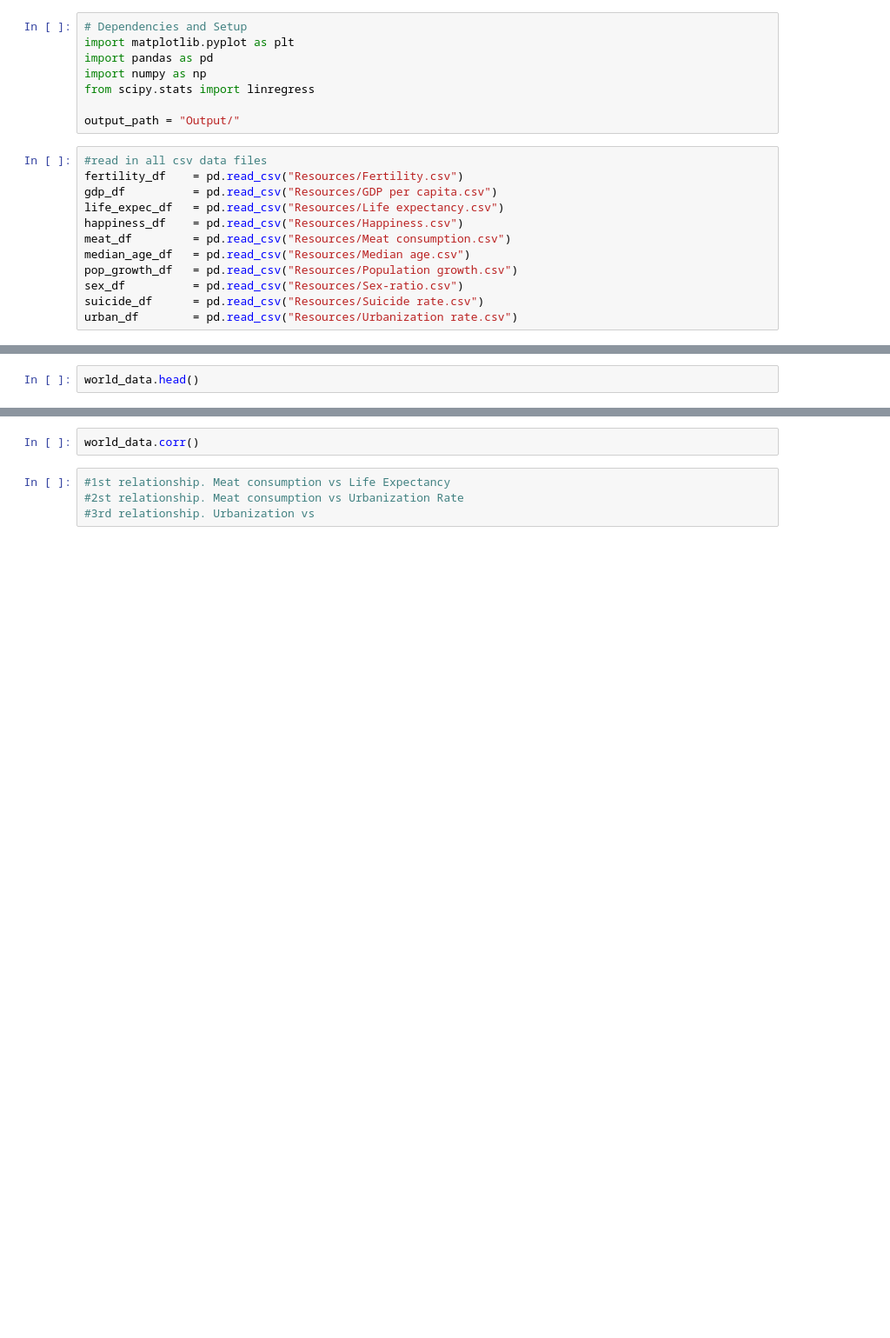
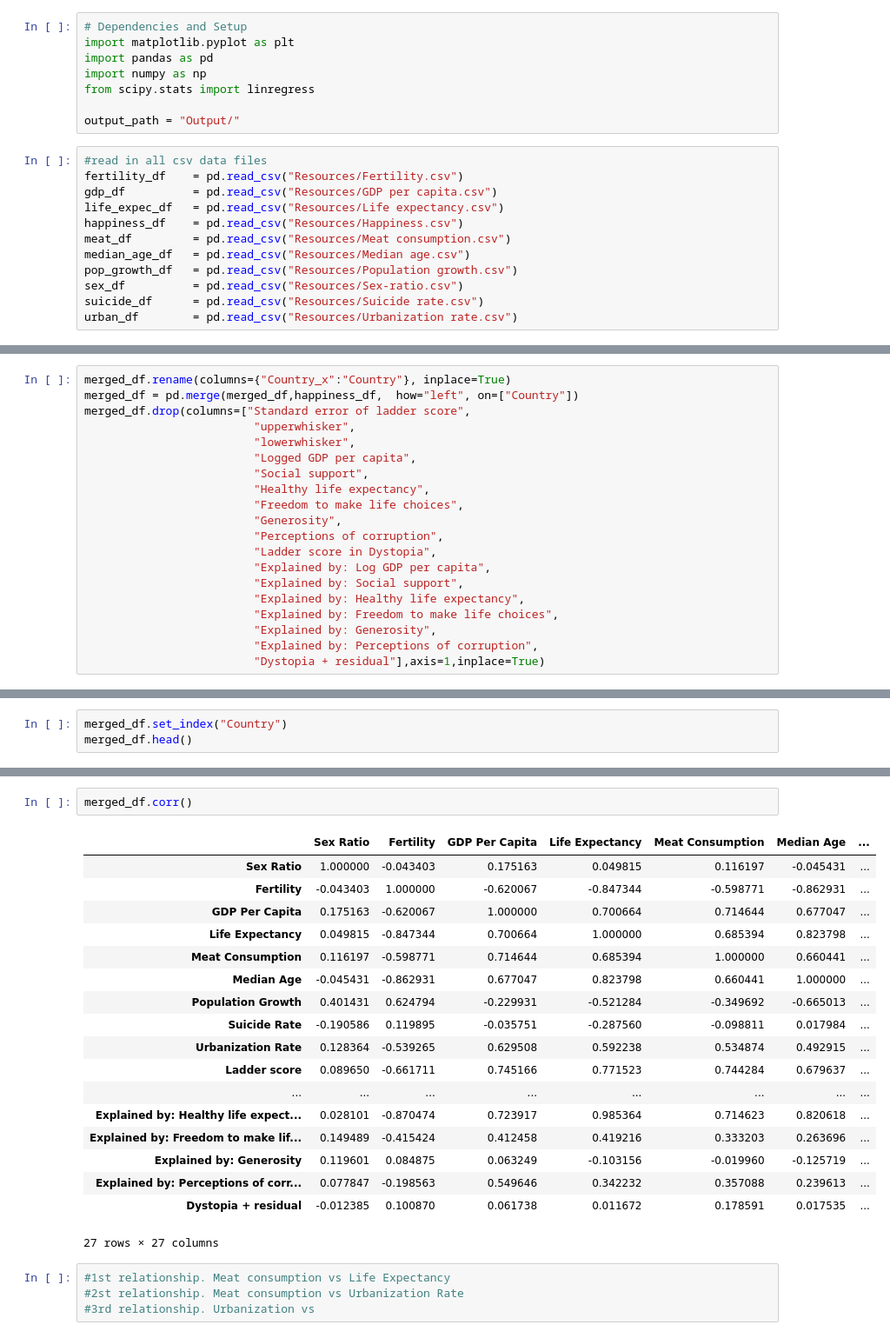
Before and after one commit to ermcgrew/bootcamp_project_one, a Jupyter notebook: data_analysis.ipynb, the cells around one changed output, grey strips where cells are left out. Shown: that part at 87% size. Saved outputs shown, nothing was run; the diff lists cells and outputs as text; blank space fills up the shorter version.

Commit message:
Dropped misc columns from merged file after happiness merge

```diff
--- a/data_analysis.ipynb
+++ b/data_analysis.ipynb
@@ -155,0 +140,20 @@ merged_df.to_csv(path,
+# %%
+merged_df.rename(columns={"Country_x":"Country"}, inplace=True)
+merged_df = pd.merge(merged_df,happiness_df,  how="left", on=["Country"])
+merged_df.drop(columns=["Standard error of ladder score",
+                         "upperwhisker",
+                         "lowerwhisker",
+                         "Logged GDP per capita",
+                         "Social support",
+                         "Healthy life expectancy",
+                         "Freedom to make life choices",
+                         "Generosity",
+                         "Perceptions of corruption",
+                         "Ladder score in Dystopia",
+                         "Explained by: Log GDP per capita",
+                         "Explained by: Social support",
+                         "Explained by: Healthy life expectancy",
+                         "Explained by: Freedom to make life choices",
+                         "Explained by: Generosity",
+                         "Explained by: Perceptions of corruption",
+                         "Dystopia + residual"],axis=1,inplace=True)
@@ -156,2 +167,3 @@ merged_df.to_csv(path,
 # %%
-world_data.head()
+merged_df.set_index("Country")
+merged_df.head()
@@ -179,5 +244,24 @@ world_data.describe()
 # %%
-world_data.corr()
+merged_df.corr()
+# %% [output]
+|  | Sex Ratio | Fertility | GDP Per Capita | Life Expectancy | Meat Consumption | Median Age | ... |
+| Sex Ratio | 1.000000 | -0.043403 | 0.175163 | 0.049815 | 0.116197 | -0.045431 | ... |
+| Fertility | -0.043403 | 1.000000 | -0.620067 | -0.847344 | -0.598771 | -0.862931 | ... |
+| GDP Per Capita | 0.175163 | -0.620067 | 1.000000 | 0.700664 | 0.714644 | 0.677047 | ... |
+| Life Expectancy | 0.049815 | -0.847344 | 0.700664 | 1.000000 | 0.685394 | 0.823798 | ... |
+| Meat Consumption | 0.116197 | -0.598771 | 0.714644 | 0.685394 | 1.000000 | 0.660441 | ... |
+| Median Age | -0.045431 | -0.862931 | 0.677047 | 0.823798 | 0.660441 | 1.000000 | ... |
+| Population Growth | 0.401431 | 0.624794 | -0.229931 | -0.521284 | -0.349692 | -0.665013 | ... |
+| Suicide Rate | -0.190586 | 0.119895 | -0.035751 | -0.287560 | -0.098811 | 0.017984 | ... |
+| Urbanization Rate | 0.128364 | -0.539265 | 0.629508 | 0.592238 | 0.534874 | 0.492915 | ... |
+| Ladder score | 0.089650 | -0.661711 | 0.745166 | 0.771523 | 0.744284 | 0.679637 | ... |
+| ... | ... | ... | ... | ... | ... | ... | ... |
+| Explained by: Healthy life expect... | 0.028101 | -0.870474 | 0.723917 | 0.985364 | 0.714623 | 0.820618 | ... |
+| Explained by: Freedom to make lif... | 0.149489 | -0.415424 | 0.412458 | 0.419216 | 0.333203 | 0.263696 | ... |
+| Explained by: Generosity | 0.119601 | 0.084875 | 0.063249 | -0.103156 | -0.019960 | -0.125719 | ... |
+| Explained by: Perceptions of corr... | 0.077847 | -0.198563 | 0.549646 | 0.342232 | 0.357088 | 0.239613 | ... |
+| Dystopia + residual | -0.012385 | 0.100870 | 0.061738 | 0.011672 | 0.178591 | 0.017535 | ... |
+27 rows × 27 columns
 # %%
 #1st relationship. Meat consumption vs Life Expectancy
 #2st relationship. Meat consumption vs Urbanization Rate
```
Also changed, not shown: parts of 26 cells of this notebook, 1 other file.
